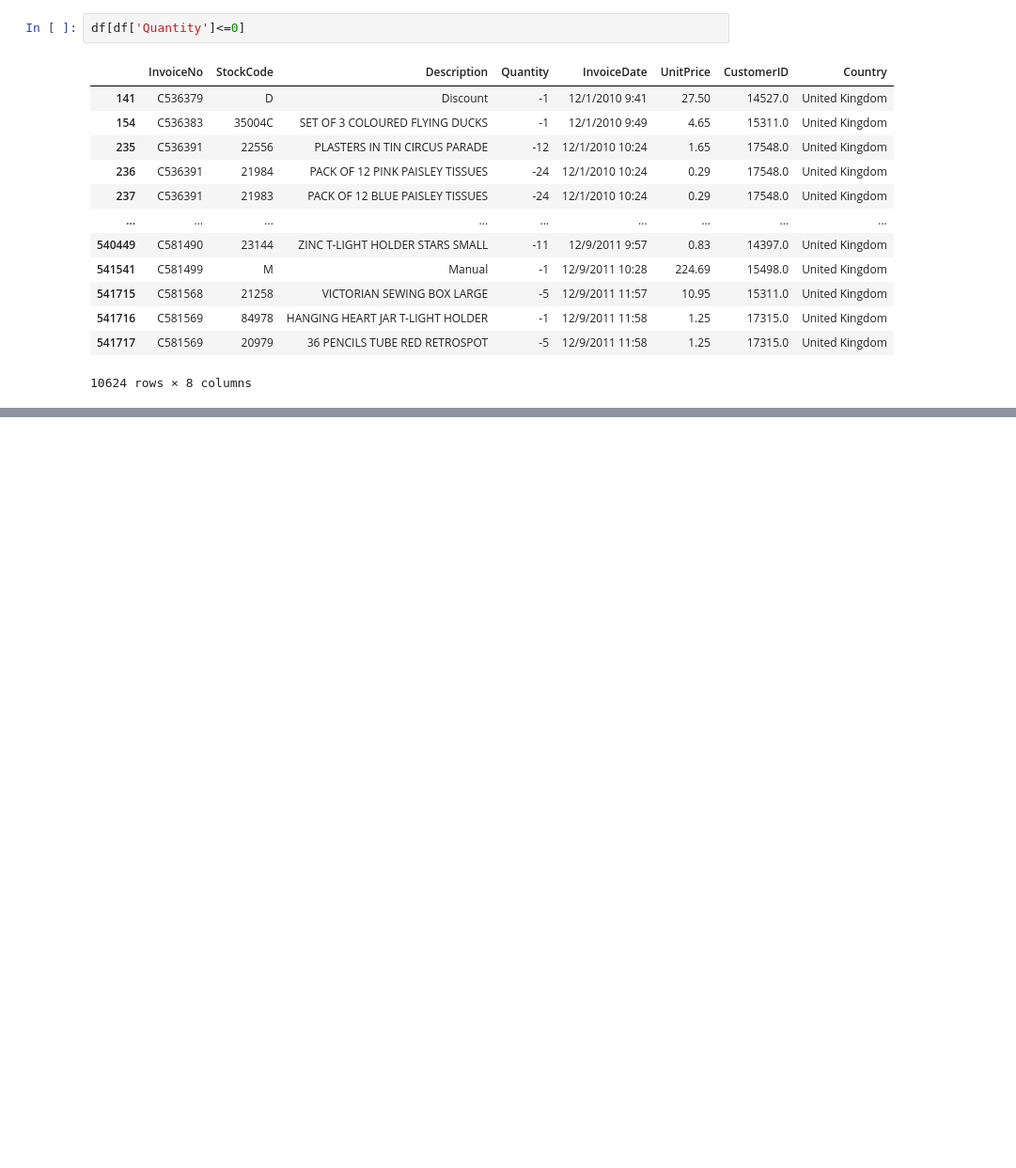
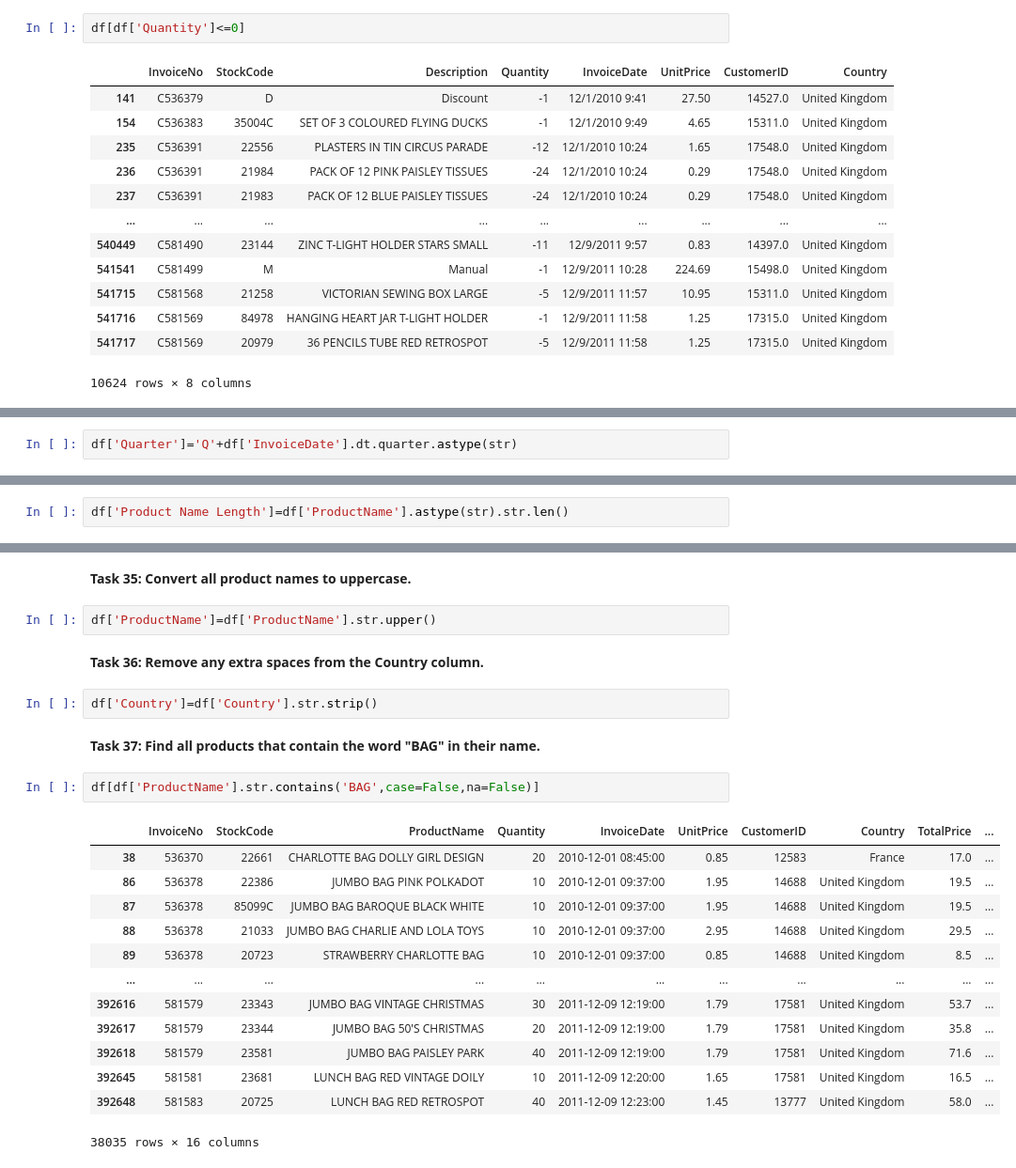
Before and after one commit to Bhagyanandinipillikalla/DataAnalytics, a Jupyter notebook: PandasProject.ipynb, the cells around one changed output, grey strips where cells are left out. Shown at 94% size. Drawn from its saved outputs; the diff is of its cells as text; blank space fills up the shorter version.

```diff
--- a/PandasProject.ipynb
+++ b/PandasProject.ipynb
@@ -188,0 +321,2 @@ df[df['Quantity']<=0]
+# %%
+df['Quarter']='Q'+df['InvoiceDate'].dt.quarter.astype(str)
@@ -188,0 +337,2 @@ df[df['Quantity']<=0]
+# %%
+df['Product Name Length']=df['ProductName'].astype(str).str.len()
@@ -188,0 +341,26 @@ df[df['Quantity']<=0]
+# %% [markdown]
+**Task 35: Convert all product names to uppercase.**
+# %%
+df['ProductName']=df['ProductName'].str.upper()
+# %% [markdown]
+**Task 36: Remove any extra spaces from the Country column.**
+# %%
+df['Country']=df['Country'].str.strip()
+# %% [markdown]
+**Task 37: Find all products that contain the word "BAG" in their name.**
+# %%
+df[df['ProductName'].str.contains('BAG',case=False,na=False)]
+# %% [output]
+|  | InvoiceNo | StockCode | ProductName | Quantity | InvoiceDate | UnitPrice | CustomerID | Country | TotalPrice | ... |
+| 38 | 536370 | 22661 | CHARLOTTE BAG DOLLY GIRL DESIGN | 20 | 2010-12-01 08:45:00 | 0.85 | 12583 | France | 17.0 | ... |
+| 86 | 536378 | 22386 | JUMBO BAG PINK POLKADOT | 10 | 2010-12-01 09:37:00 | 1.95 | 14688 | United Kingdom | 19.5 | ... |
+| 87 | 536378 | 85099C | JUMBO BAG BAROQUE BLACK WHITE | 10 | 2010-12-01 09:37:00 | 1.95 | 14688 | United Kingdom | 19.5 | ... |
+| 88 | 536378 | 21033 | JUMBO BAG CHARLIE AND LOLA TOYS | 10 | 2010-12-01 09:37:00 | 2.95 | 14688 | United Kingdom | 29.5 | ... |
+| 89 | 536378 | 20723 | STRAWBERRY CHARLOTTE BAG | 10 | 2010-12-01 09:37:00 | 0.85 | 14688 | United Kingdom | 8.5 | ... |
+| ... | ... | ... | ... | ... | ... | ... | ... | ... | ... | ... |
+| 392616 | 581579 | 23343 | JUMBO BAG VINTAGE CHRISTMAS | 30 | 2011-12-09 12:19:00 | 1.79 | 17581 | United Kingdom | 53.7 | ... |
+| 392617 | 581579 | 23344 | JUMBO BAG 50'S CHRISTMAS | 20 | 2011-12-09 12:19:00 | 1.79 | 17581 | United Kingdom | 35.8 | ... |
+| 392618 | 581579 | 23581 | JUMBO BAG PAISLEY PARK | 40 | 2011-12-09 12:19:00 | 1.79 | 17581 | United Kingdom | 71.6 | ... |
+| 392645 | 581581 | 23681 | LUNCH BAG RED VINTAGE DOILY | 10 | 2011-12-09 12:20:00 | 1.65 | 17581 | United Kingdom | 16.5 | ... |
+| 392648 | 581583 | 20725 | LUNCH BAG RED RETROSPOT | 40 | 2011-12-09 12:23:00 | 1.45 | 13777 | United Kingdom | 58.0 | ... |
+38035 rows × 16 columns
```
Also changed, not shown: parts of 56 cells of this notebook.
